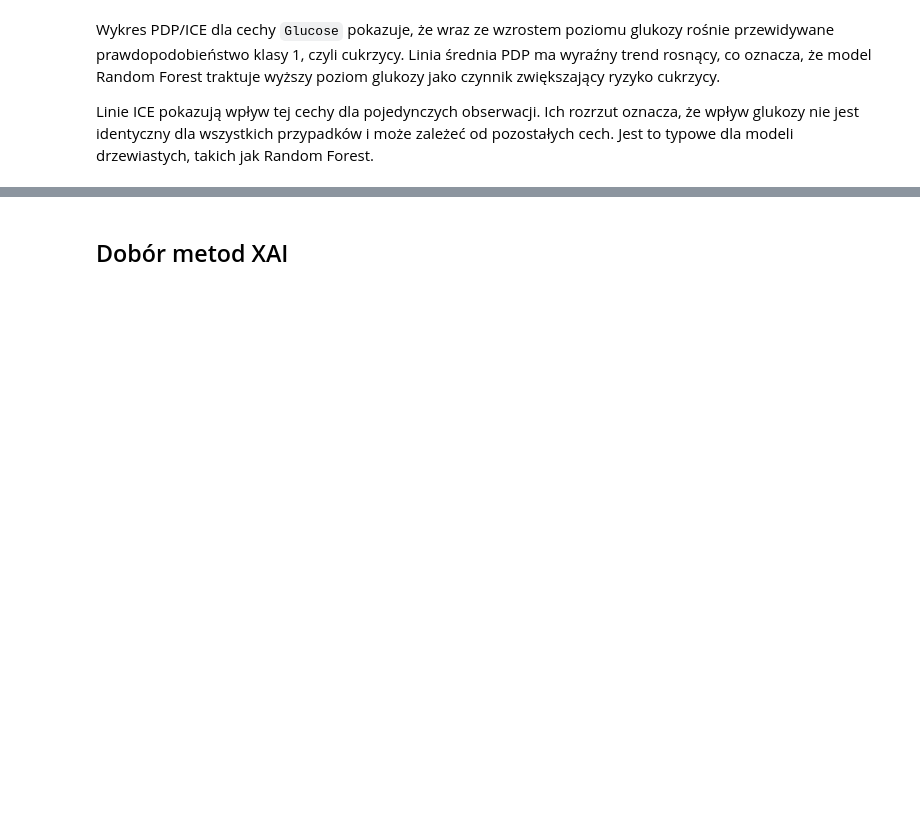
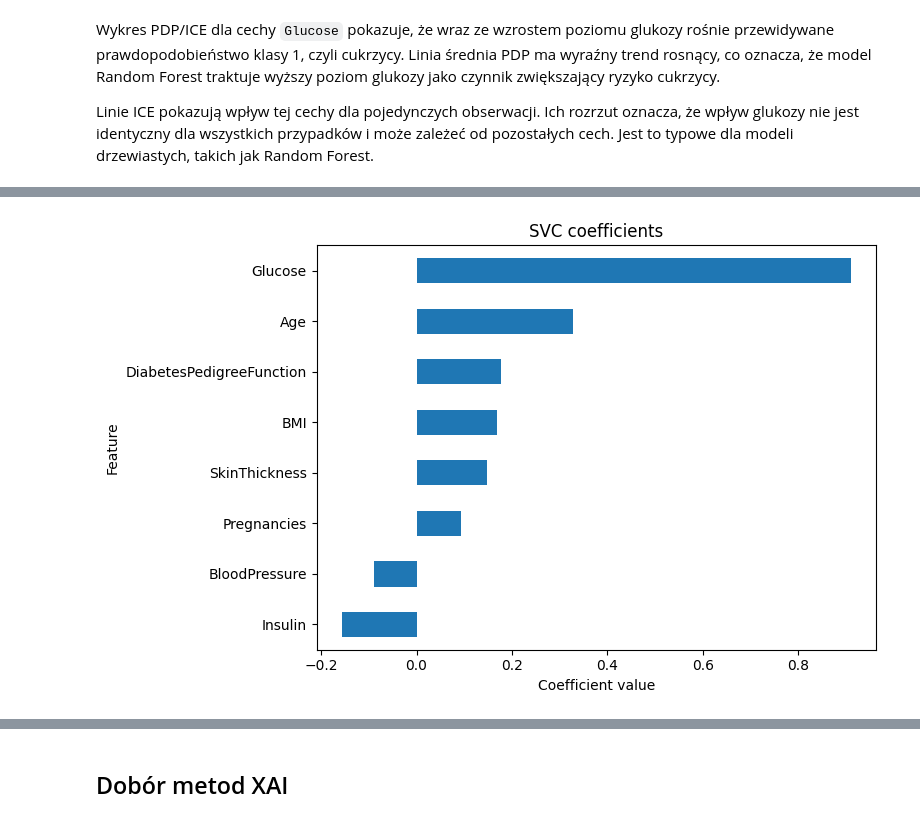
Before and after one commit to annajestem/xai_diabetes_project, a Jupyter notebook: notebooks/03_xai_interpretation.ipynb, the cells around one changed output, grey strips where cells are left out. Cells and saved outputs as stored; diff of their text form; code cells hidden in the pictures; blank space fills up the shorter version.

```diff
--- a/notebooks/03_xai_interpretation.ipynb
+++ b/notebooks/03_xai_interpretation.ipynb
@@ -556,0 +582,11 @@ Linie ICE są dość zróżnicowane, co oznacza, że wpływ BMI zależy od konkr
+# %%
+from sklearn.pipeline import Pipeline
+from sklearn.preprocessing import StandardScaler
+from sklearn.svm import SVC
+
+pipeline_svc = Pipeline([
+    ("scaler", StandardScaler()),
+    ("model", SVC(kernel="linear", probability=True))
+])
+
+pipeline_svc.fit(X_train, y_train)
@@ -556,0 +649,9 @@ Linie ICE są dość zróżnicowane, co oznacza, że wpływ BMI zależy od konkr
+# %%
+svc_model = pipeline_svc.named_steps["model"]
+
+svc_coefficients = pd.Series(
+    svc_model.coef_[0],
+    index=X_train.columns
+)
+
+svc_coefficients.sort_values()
@@ -556,0 +668,13 @@ Linie ICE są dość zróżnicowane, co oznacza, że wpływ BMI zależy od konkr
+# %%
+svc_coefficients.sort_values().plot.barh(figsize=(8, 5))
+
+plt.title("SVC coefficients")
+plt.xlabel("Coefficient value")
+plt.ylabel("Feature")
+plt.tight_layout()
+
+plt.savefig("../outputs/figures/svc_coefficients.png", dpi=300)
+
+plt.show()
+# %% [output]
+[figure, added]
```
Also changed, not shown: parts of 35 cells of this notebook, 11 other files.
